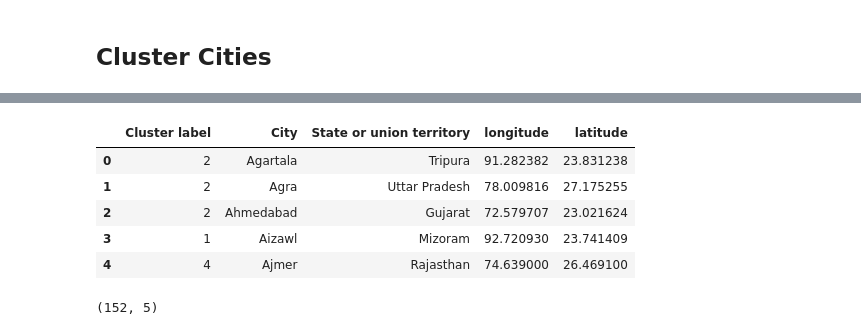
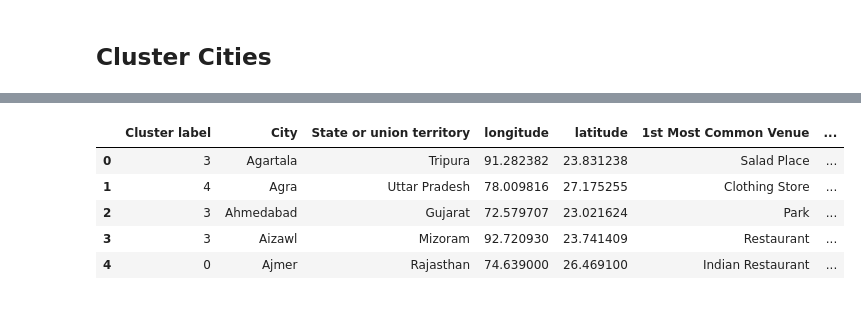
Before and after one commit to anEEl805/Clustering-cities-in-India, a Jupyter notebook: Clustering Cities in India.ipynb, the cells around one changed output, grey strips where cells are left out. Cells and saved outputs as stored; diff of their text form; code cells hidden in the pictures.

```diff
--- a/Clustering Cities in India.ipynb
+++ b/Clustering Cities in India.ipynb
@@ -36,7 +52,8 @@ Libraries imported.
 # %% [markdown]
 ### Download and Explore Dataset
 # %%
-cities_df = pd.read_html("https://en.wikipedia.org/wiki/List_of_cities_in_India_by_population")[0]
+url = "https://en.wikipedia.org/wiki/List_of_cities_in_India_by_population"
+cities_df = pd.read_html(url)[0]
 cities_df.head()
 # %% [output]
 |  | Rank | City | Population(2011)[3] | Population(2001) | State or union territory |
@@ -294,0 +359,29 @@ ndf.head()
+# %%
+#let's write a function to sort the venues in descending order
+def return_most_common_venues(row, num_top_venues):
+    row_categories = row.iloc[1:]
+    row_categories_sorted = row_categories.sort_values(ascending=False)
+
+    return row_categories_sorted.index.values[0:num_top_venues]
+# %%
+#the new dataframe and display the top 10 venues for each neighborhood
+num_top_venues = 10
+
+indicators = ['st', 'nd', 'rd']
+
+# create columns according to number of top venues
+columns = ['City']
+for ind in np.arange(num_top_venues):
+    try:
+        columns.append('{}{} Most Common Venue'.format(ind+1, indicators[ind]))
+    except:
+        columns.append('{}th Most Common Venue'.format(ind+1))
+
+# create a new dataframe
+city_venues_sorted = pd.DataFrame(columns=columns)
+city_venues_sorted['City'] = city_grouped['City']
+
+for ind in np.arange(city_grouped.shape[0]):
+    city_venues_sorted.iloc[ind, 1:] = return_most_common_venues(city_grouped.iloc[ind, :], num_top_venues)
+
+city_venues_sorted.head()
@@ -295,14 +395,10 @@ ndf.head()
 # %%
-final_df = pd.merge(ndf,df,on = 'City')
+final_df = pd.merge(final_df,city_venues_sorted,on = 'City')
 final_df.head()
 # %% [output]
-|  | Cluster label | City | State or union territory | longitude | latitude |
-| 0 | 2 | Agartala | Tripura | 91.282382 | 23.831238 |
-| 1 | 2 | Agra | Uttar Pradesh | 78.009816 | 27.175255 |
-| 2 | 2 | Ahmedabad | Gujarat | 72.579707 | 23.021624 |
-| 3 | 1 | Aizawl | Mizoram | 92.720930 | 23.741409 |
-| 4 | 4 | Ajmer | Rajasthan | 74.639000 | 26.469100 |
+|  | Cluster label | City | State or union territory | longitude | latitude | 1st Most Common Venue | ... |
+| 0 | 3 | Agartala | Tripura | 91.282382 | 23.831238 | Salad Place | ... |
+| 1 | 4 | Agra | Uttar Pradesh | 78.009816 | 27.175255 | Clothing Store | ... |
+| 2 | 3 | Ahmedabad | Gujarat | 72.579707 | 23.021624 | Park | ... |
+| 3 | 3 | Aizawl | Mizoram | 92.720930 | 23.741409 | Restaurant | ... |
+| 4 | 0 | Ajmer | Rajasthan | 74.639000 | 26.469100 | Indian Restaurant | ... |
-# %%
-fianl_df.shape
-# %% [output]
-(152, 5)
```
Also changed, not shown: parts of 22 cells of this notebook.
